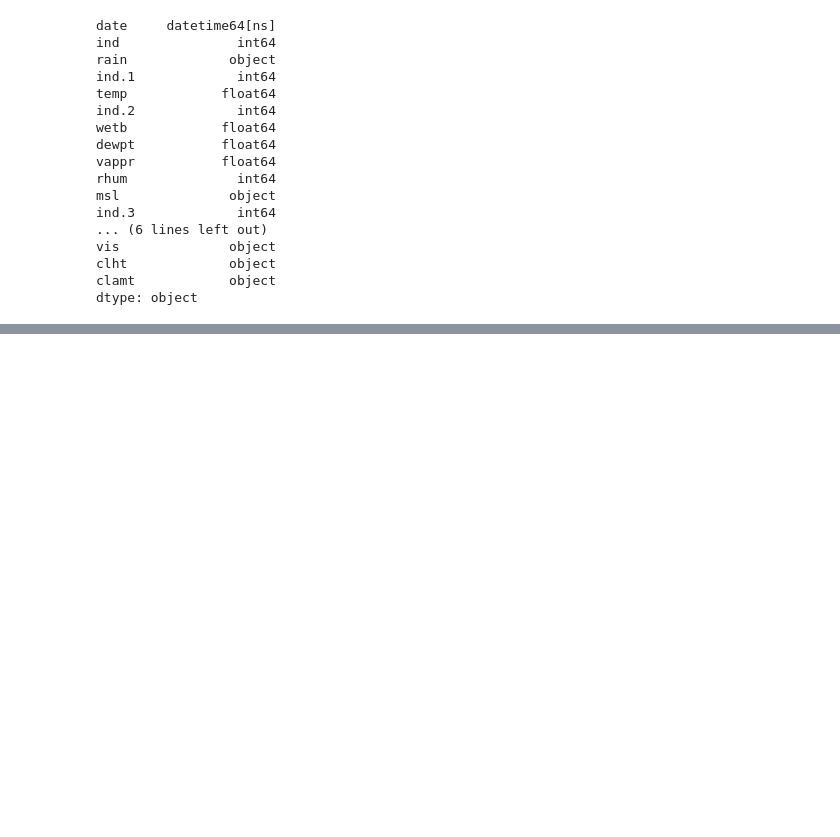
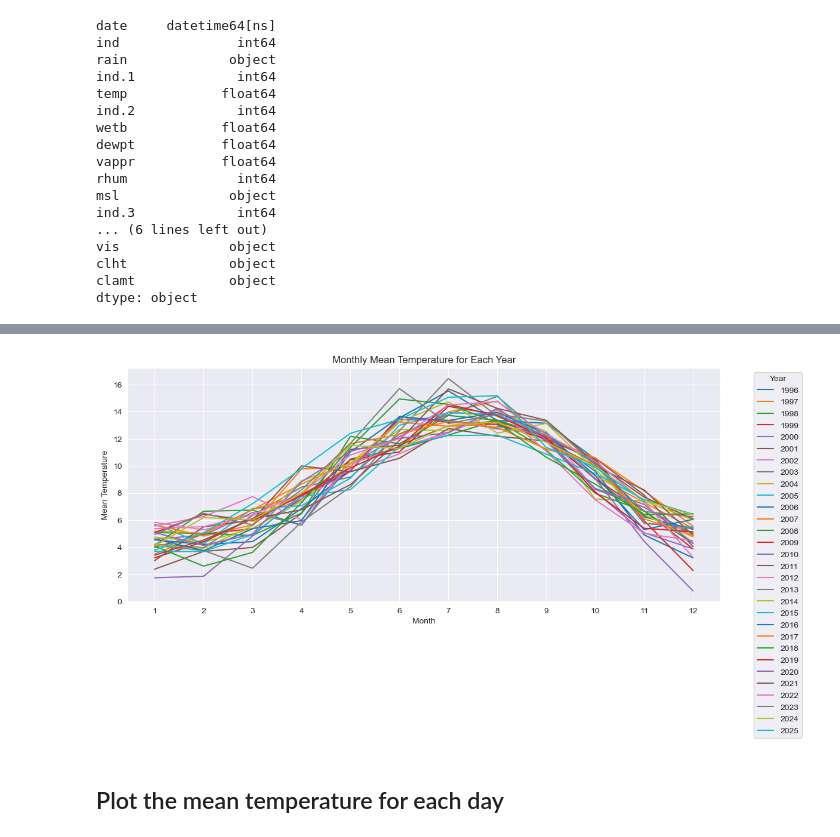
Before and after one commit to AnnaLozenko/PFDA_assignments, a Jupyter notebook: assignment_6_Weather.ipynb, the cells around one changed output, grey strips where cells are left out. Cells and saved outputs as stored; diff of their text form; code cells hidden in the pictures; blank space fills up the shorter version.

```diff
--- a/assignment_6_Weather.ipynb
+++ b/assignment_6_Weather.ipynb
@@ -163,0 +187,6 @@ plt.show()
+# %%
+#create a dataframe from the monthly mean series
+monthly_mean_df = monthly_mean.to_frame("temp")
+monthly_mean_df["year"] = monthly_mean_df.index.year #extract year from the index
+monthly_mean_df["month"] = monthly_mean_df.index.month #extract month from the index
+print(monthly_mean_df.head())
@@ -163,0 +201,4 @@ plt.show()
+# %%
+#create a pivot table to have years as rows and months as columns
+pivot = monthly_mean_df.pivot(index="year", columns="month", values="temp")
+pivot.head()
@@ -163,0 +213,18 @@ plt.show()
+# %%
+#plot the monthly mean temperature for each year, with months on the x-axis, temperature on the y-axis and different lines for each year
+plt.figure(figsize=(12,6))
+
+for yr in pivot.index:
+    plt.plot(pivot.columns, pivot.loc[yr], label=str(yr))
+
+plt.xlabel("Month")
+plt.ylabel("Mean Temperature")
+plt.title("Monthly Mean Temperature for Each Year")
+plt.xticks(range(1, 13))
+plt.legend(title="Year", bbox_to_anchor=(1.05, 1), loc="upper left")
+plt.tight_layout()
+plt.show()
+# %% [output]
+[figure, added]
+# %% [markdown]
+## Plot the mean temperature for each day
```
Also changed, not shown: parts of 22 cells of this notebook.
